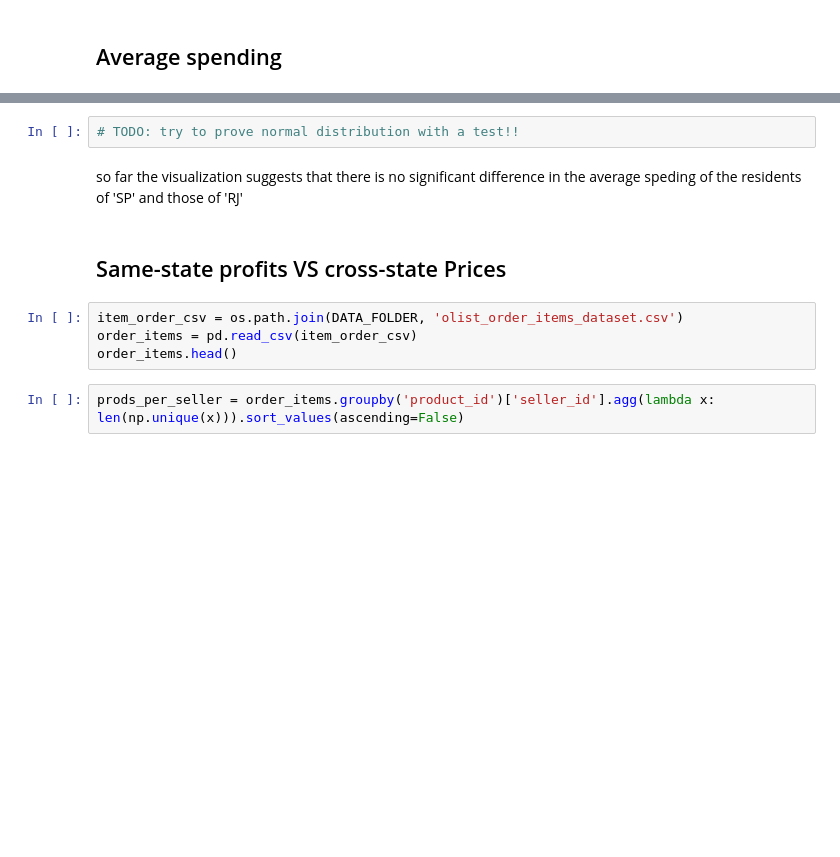
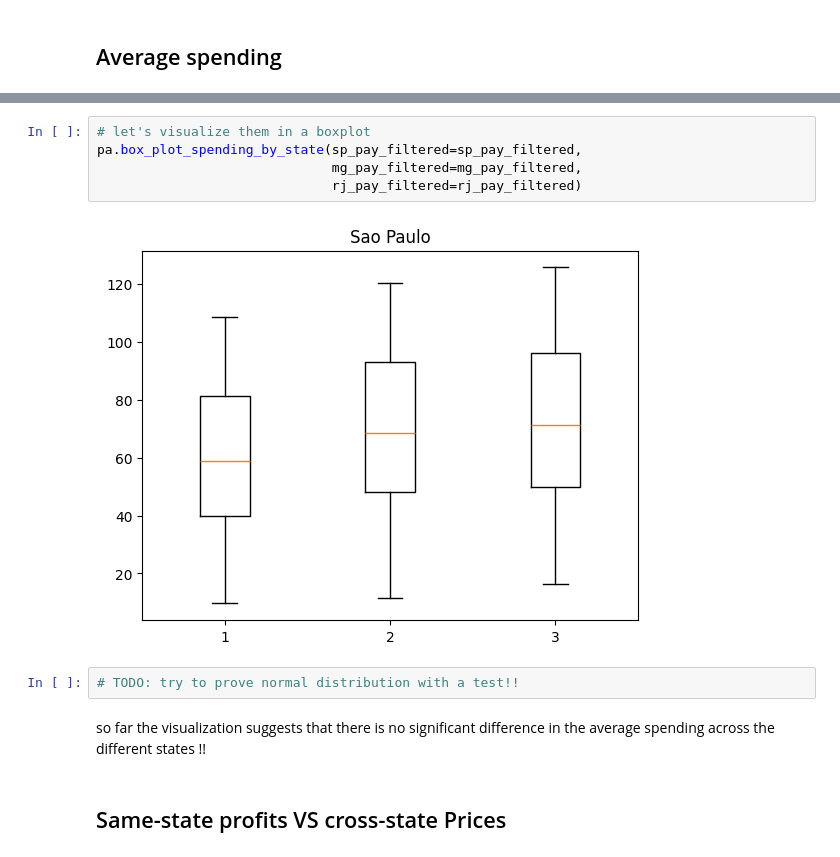
Before and after one commit to ayhem18/Ecommerce_case_study, a Jupyter notebook: data_analysis/customers.ipynb, the cells around one changed output, grey strips where cells are left out. Saved outputs shown, nothing was run; the diff lists cells and outputs as text; blank space fills up the shorter version.

```diff
--- a/data_analysis/customers.ipynb
+++ b/data_analysis/customers.ipynb
@@ -172,12 +83,13 @@ plt.show()
+# %%
+# let's visualize them in a boxplot
+pa.box_plot_spending_by_state(sp_pay_filtered=sp_pay_filtered,
+                              mg_pay_filtered=mg_pay_filtered,
+                              rj_pay_filtered=rj_pay_filtered)
+# %% [output]
+[figure, added]
 # %%
 # TODO: try to prove normal distribution with a test!!
 # %% [markdown]
-so far the visualization suggests that there is no significant difference in the average speding of the residents of 'SP' and those of 'RJ'
+so far the visualization suggests that there is no significant difference in the average spending across the different states !!
 # %% [markdown]
 ## Same-state profits VS cross-state Prices
-# %%
-item_order_csv = os.path.join(DATA_FOLDER, 'olist_order_items_dataset.csv')
-order_items = pd.read_csv(item_order_csv)
-order_items.head()
-# %%
-prods_per_seller = order_items.groupby('product_id')['seller_id'].agg(lambda x: len(np.unique(x))).sort_values(ascending=False)
```
Also changed, not shown: parts of 38 cells of this notebook, 7 other files.
